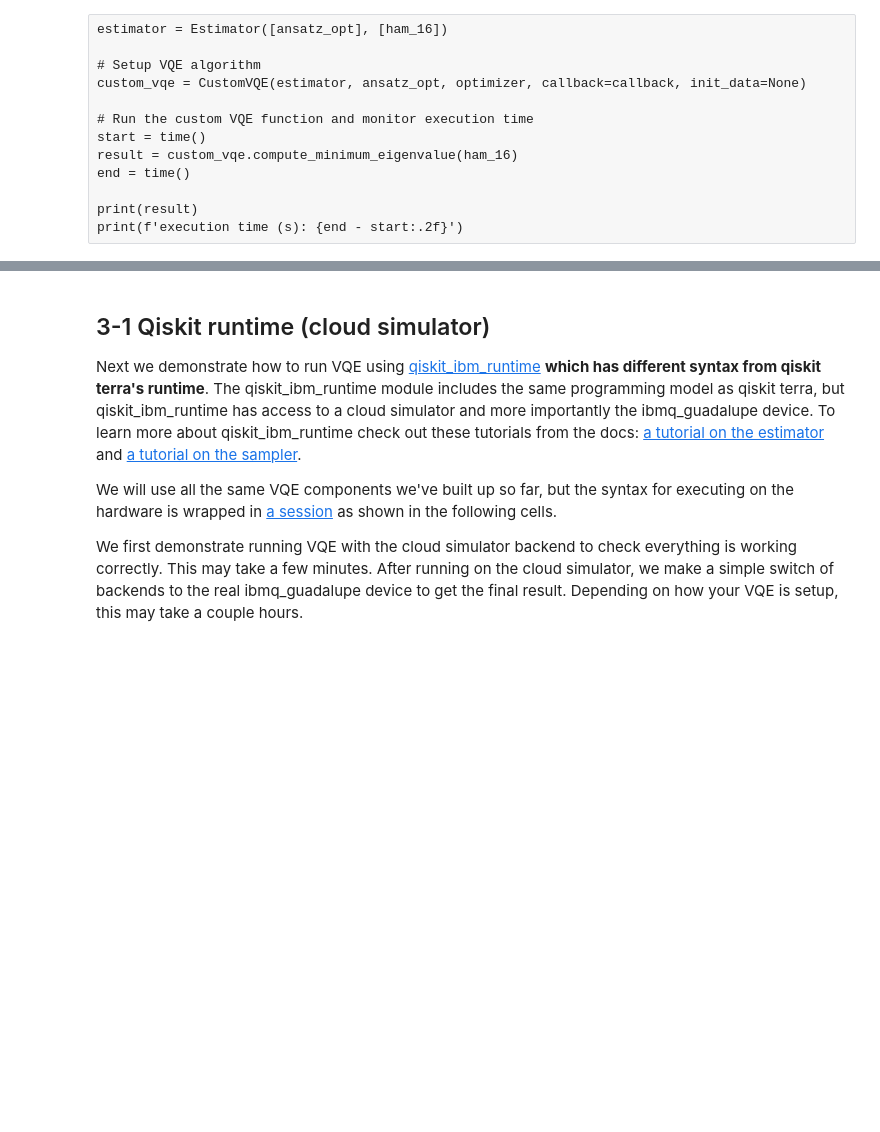
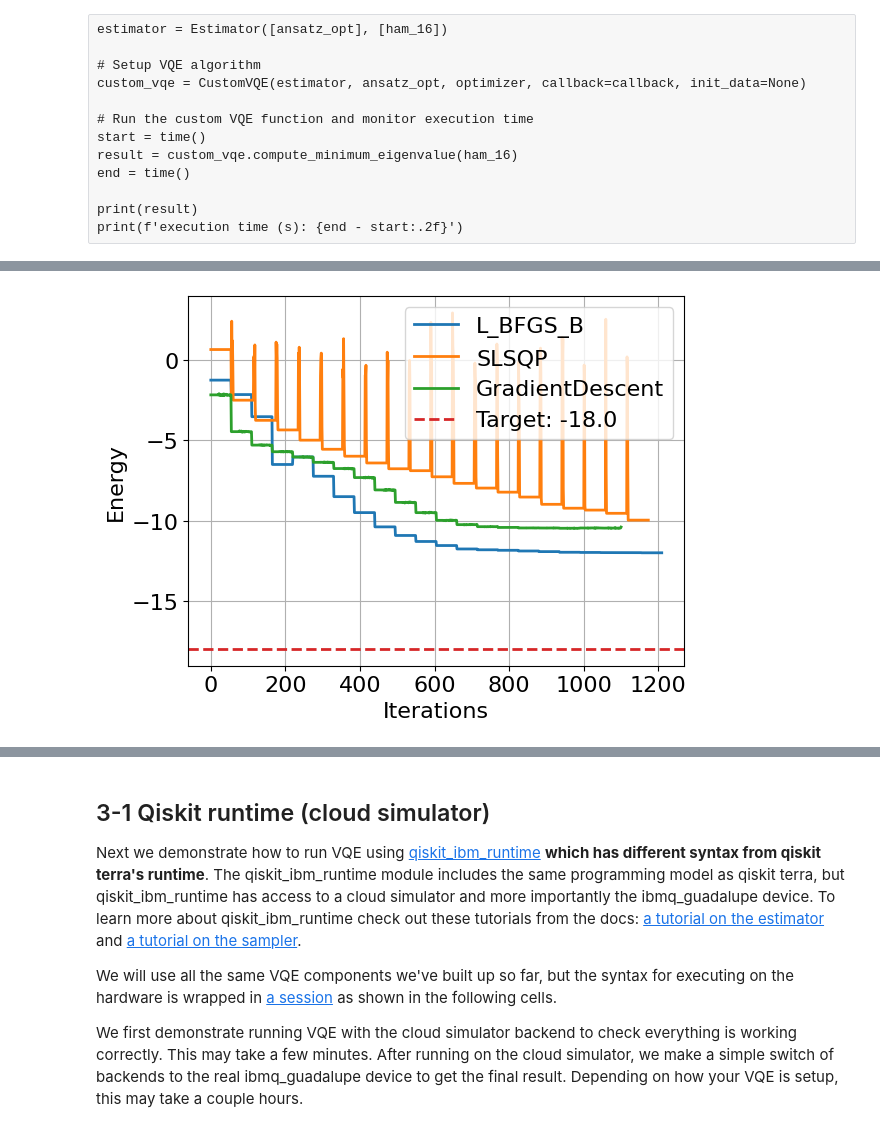
Before and after one commit to buttercutter/open-science-prize-2022, a Jupyter notebook: kagome-vqe-Pulse.ipynb, the cells around one changed output, grey strips where cells are left out. Saved outputs shown, nothing was run; the diff lists cells and outputs as text; code cells hidden in the pictures; blank space fills up the shorter version.

Commit message:
Pulse results from optimizer comparison

```diff
--- a/kagome-vqe-Pulse.ipynb
+++ b/kagome-vqe-Pulse.ipynb
@@ -359,18 +239,16 @@ for i in range(1,trotter_steps+1):
             # Symmetrization
             qc.h(j)
 
-    # XX of 1,3
-    for j in range(size-1):
-        print("X ", p[param_index], t, p[param_index]*t)
-        qc.append(compute_XX_pulsegate(p[param_index] * t, j, j+1, size), target_qubits)
+    for edge in original_edge_list:
+        qc.append(compute_XX_pulsegate(p[param_index] * t, edge[0], edge[1], size), target_qubits)
         param_index = param_index + 1
 
-    for j in range(size-1):
-        qc.append(compute_YY_pulsegate(p[param_index] * t, j, j+1, size), target_qubits)
+    for edge in original_edge_list:
+        qc.append(compute_YY_pulsegate(p[param_index] * t, edge[0], edge[1], size), target_qubits)
         param_index = param_index + 1
 
-    for j in range(size-1):
-        qc.append(compute_ZZ_pulsegate(p[param_index] * t, j, j+1, size), target_qubits)
+    for edge in original_edge_list:
+        qc.append(compute_ZZ_pulsegate(p[param_index] * t, edge[0], edge[1], size), target_qubits)
         param_index = param_index + 1
 
     # Hadamard for Symmetrization
@@ -539,44 +453,59 @@ print(f'execution time (s): {end - start:.2f}')
 # %%
-from qiskit.algorithms.optimizers import COBYLA, L_BFGS_B, SLSQP, GradientDescent, ADAM, SPSA
-from qiskit.algorithms import VQE, NumPyMinimumEigensolver
-from qiskit.utils import QuantumInstance, algorithm_globals
+scale = [0.8, 1.5, 2.0, 2.5, 2.8, 3.2, 4, 6]
 
 learning_rate = 0.01
-iterations = 50
+iterations = 20
 optimizers = [
-    COBYLA(maxiter=iterations),
     L_BFGS_B(maxiter=iterations),
     SLSQP(maxiter=iterations),
     GradientDescent(maxiter=iterations, learning_rate=learning_rate),
-    ADAM(maxiter=iterations, lr=learning_rate),
-    SPSA(maxiter=iterations)
 ]
+def rel_err(target, measured):
+    return abs((target - measured) / target)
 
-converge_cnts = np.empty([len(optimizers)], dtype=object)
+#def runTests(ansatz):
 
-for i, optimizer_selected in enumerate(optimizers):
-    print('\rOptimizer: {}        '.format(type(optimizer_selected).__name__), end='')
-    #algorithm_globals.random_seed = 50
+for i, scale_value in enumerate(scale):
+    print("Scale:", scale_value)
+    qc_pulse_efficient = get_stretched_pulses(ansatz_opt, backend, scale_value)
+    ansatz = qc_pulse_efficient
+    converge_cnts = np.empty([len(optimizers)], dtype=object)
 
-    intermediate_info = []
-    counts = []
-    values = []
-    estimator = Estimator([ansatz_opt], [ham_16])
+    for i, optimizer_selected in enumerate(optimizers):
+        print('\rOptimizer: {}        '.format(type(optimizer_selected).__name__), end='')
+        #algorithm_globals.random_seed = 50
 
-    # Setup VQE algorithm
-    custom_vqe = CustomVQE(estimator, ansatz_opt, optimizer_selected, callback=callback, init_data=[])
+        intermediate_info = []
+        counts = []
+        values = []
+        estimator = Estimator([ansatz], [ham_16])
 
-    # Run the custom VQE function and monitor execution time
-    start = time()
-    result = custom_vqe.compute_minimum_eigenvalue(ham_16)
-    end = time()
+        # Setup VQE algorithm
+        custom_vqe = CustomVQE(estimator, ansatz, optimizer_selected, callback=callback, init_data=[])
 
-    print(result)
-    print(f'execution time (s): {end - start:.2f}')
+        # Run the custom VQE function and monitor execution time
+        start = time()
+        result = custom_vqe.compute_minimum_eigenvalue(ham_16)
+        end = time()
 
-    rel_error = rel_err(gs_energy, result.eigenvalue)
-    print("Relative error ", optimizer_selected, " ", rel_error)
+        print(result)
+        print(f'execution time (s): {end - start:.2f}')
 
-    converge_cnts[i] = np.asarray(intermediate_info)
-print('\rOptimization complete      ');
+        rel_error = rel_err(gs_energy, result.eigenvalue)
+        print("Relative error ", optimizer_selected, " ", rel_error)
+
+        converge_cnts[i] = np.asarray(intermediate_info)
+
+    for i, optimizer in enumerate(optimizers):
+        plt.plot(converge_cnts[i], lw=2, label=type(optimizer).__name__)
+    plt.ylabel('Energy')
+    plt.xlabel('Iterations')
+    # Exact ground state energy value
+    plt.axhline(y=gs_energy, color="tab:red", ls="--", lw=2, label="Target: " + str(gs_energy))
+    plt.legend()
+    plt.grid()
+    display(plt.show())
+
+#print("Without Scale:")
+#runTests(qc_pulse_noscale)
 # %% [output]
@@ -599,0 +529 @@ Optimization complete
+[figure, added]
```
Also changed, not shown: parts of 39 cells of this notebook.
